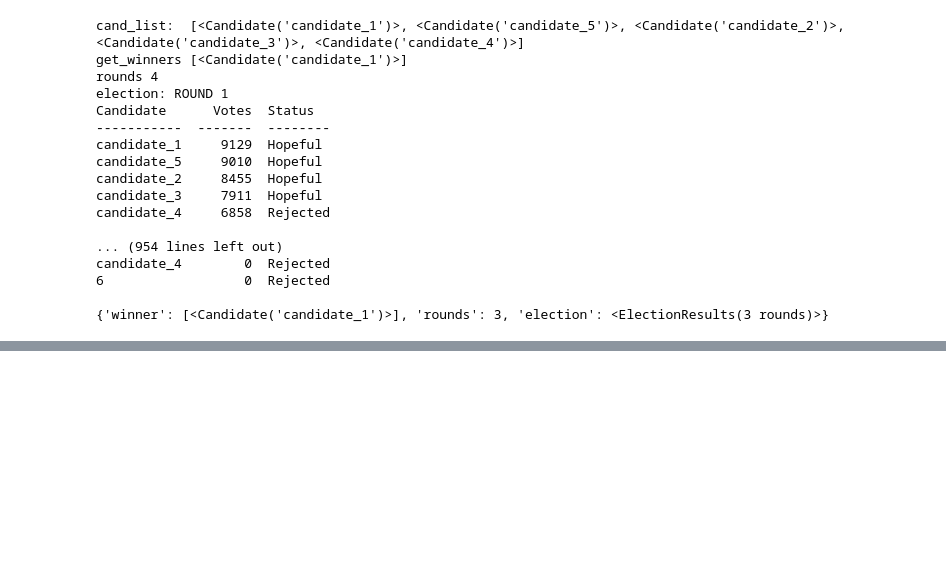
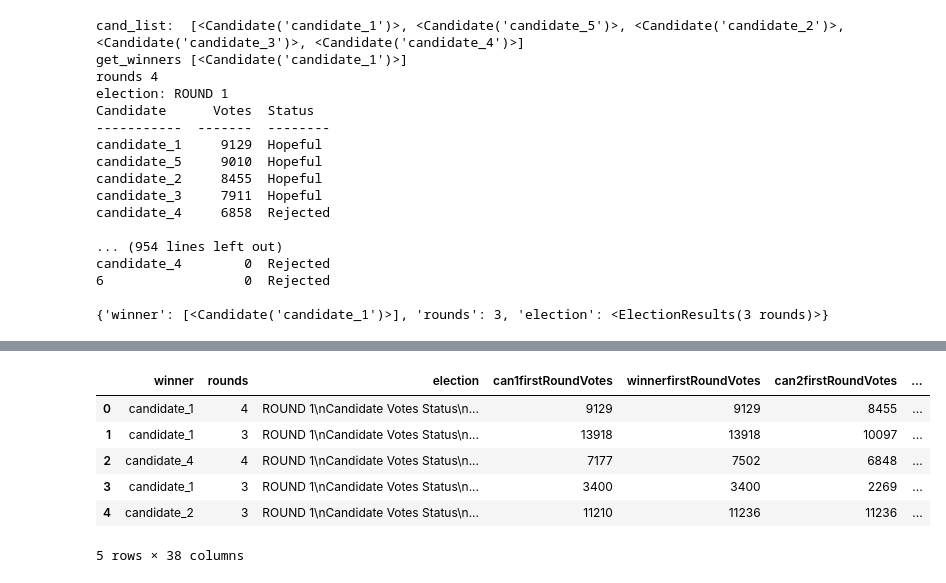
Before and after one commit to SherinV/ranked-choice-voting, a Jupyter notebook: pyrankobjs/pyobjects.ipynb, the cells around one changed output, grey strips where cells are left out. Saved outputs shown, nothing was run; the diff lists cells and outputs as text; code cells hidden in the pictures; blank space fills up the shorter version.

```diff
--- a/pyrankobjs/pyobjects.ipynb
+++ b/pyrankobjs/pyobjects.ipynb
@@ -508,0 +499,16 @@ df.head()
+# %%
+df['first_rouns_list'] = df[['can1firstRoundVotes', 	'can2firstRoundVotes', 	'can3firstRoundVotes', 	'can4firstRoundVotes']].values.tolist()
+df['sec_rouns_list'] = df[['can1secondRoundVotes', 	'can2secondRoundVotes', 	'can3secondRoundVotes', 'can4secondRoundVotes']].values.tolist()
+df['third_rouns_list'] = df[['can1thirdRoundVotes', 	'can2thirdRoundVotes', 	'can3thirdRoundVotes', 	'can4thirdRoundVotes']].values.tolist()
+df['fourth_rouns_list'] = df[['can1fourthRoundVotes', 	'can2fourthRoundVotes', 'can3fourthRoundVotes', 'can4fourthRoundVotes']].values.tolist()
+df['final_rouns_list'] = df[['can1finalRoundVotes', 	'can2finalRoundVotes', 'can3finalRoundVotes', 'can4finalRoundVotes']].values.tolist()
+# %%
+df.head()
+# %% [output]
+|  | winner | rounds | election | can1firstRoundVotes | winnerfirstRoundVotes | can2firstRoundVotes | ... |
+| 0 | candidate_1 | 4 | ROUND 1\nCandidate Votes Status\n... | 9129 | 9129 | 8455 | ... |
+| 1 | candidate_1 | 3 | ROUND 1\nCandidate Votes Status\n... | 13918 | 13918 | 10097 | ... |
+| 2 | candidate_4 | 4 | ROUND 1\nCandidate Votes Status\n... | 7177 | 7502 | 6848 | ... |
+| 3 | candidate_1 | 3 | ROUND 1\nCandidate Votes Status\n... | 3400 | 3400 | 2269 | ... |
+| 4 | candidate_2 | 3 | ROUND 1\nCandidate Votes Status\n... | 11210 | 11236 | 11236 | ... |
+5 rows × 38 columns
```
Also changed, not shown: parts of 22 cells of this notebook, 2 other files.
